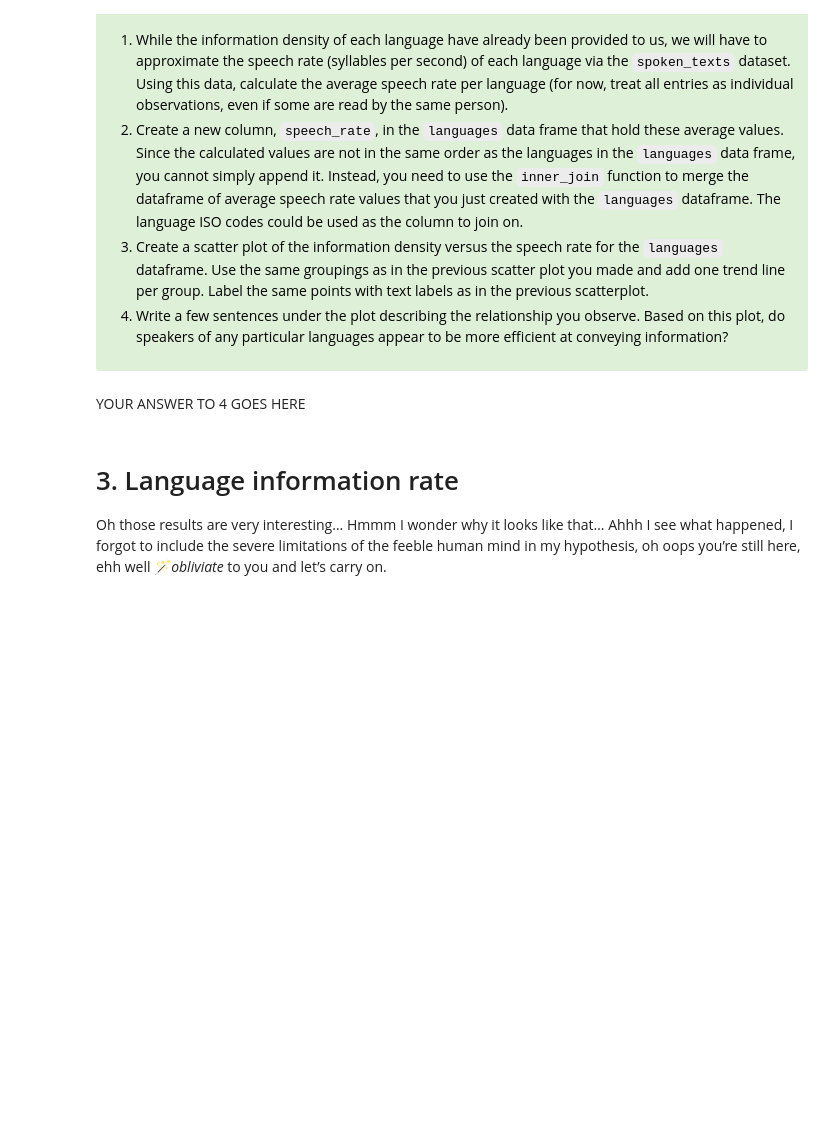
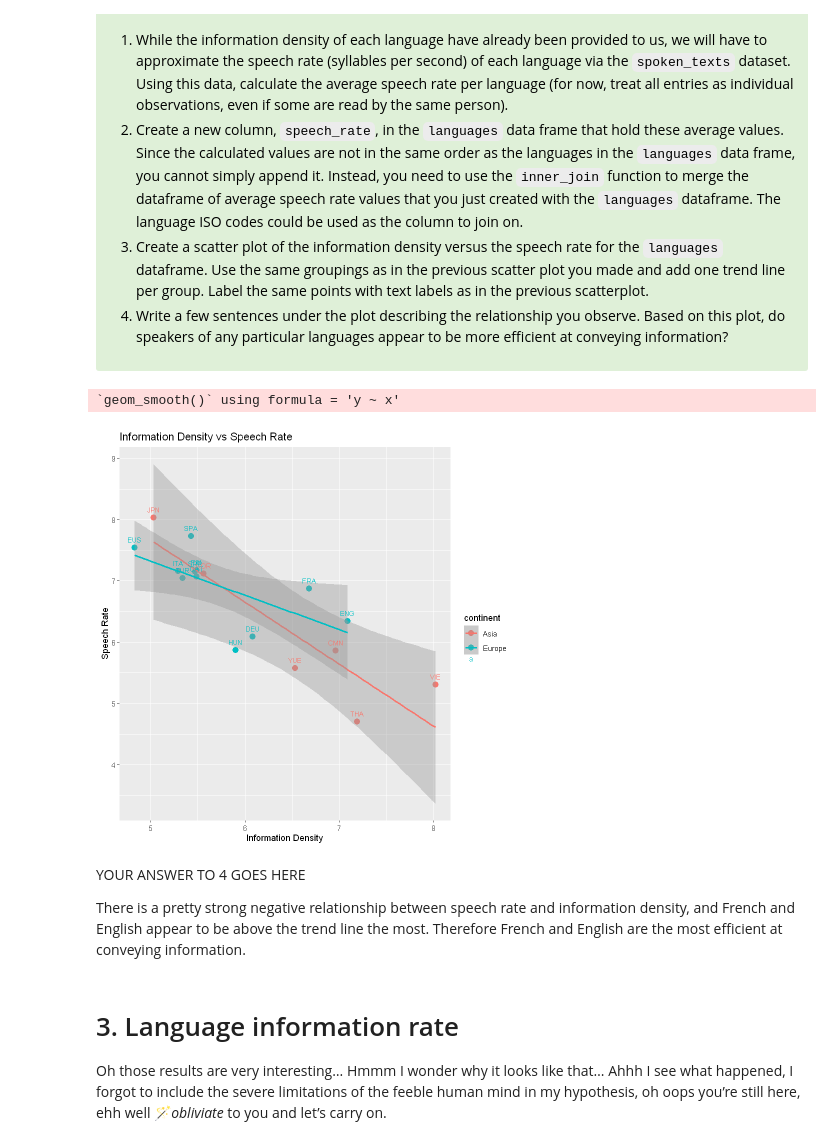
Before and after one commit to Zihao-Sheng/DATA_550_lab4_group14, a Jupyter notebook: lab4-R.ipynb, the cells around one changed output. Saved outputs shown, nothing was run; the diff lists cells and outputs as text; code cells hidden in the pictures; blank space fills up the shorter version.

```diff
--- a/lab4-R.ipynb
+++ b/lab4-R.ipynb
@@ -93,0 +92,6 @@ rubric={accuracy:1,visualization:1}
+# %%
+# YOUR ANSWER GOES HERE
+library(ggplot2)
+library(dplyr)
+language = read.csv("languages.csv")
+spoken = read.csv("spoken-texts.csv")
@@ -115,5 +151,28 @@ rubric={reasoning:2,accuracy:3}
-# %% [markdown]
-YOUR ANSWER TO 4 GOES HERE
+# %%
+# YOUR ANSWER GOES HERE
+speech_rate <- spoken %>%
+  mutate(speech_rate = syllables / duration) %>%
+  group_by(iso_lang) %>%
+  dplyr::summarize(speech_rate = mean(speech_rate, na.rm = TRUE), .groups = 'drop')
+
+language <- language %>%
+  inner_join(speech_rate, by = "iso_lang")
+# %%
+plotB = ggplot(data= language, aes(x=information_density, y=speech_rate, color = continent)) +
+  geom_point(size = 3) +
+  geom_smooth(method = "lm", se = TRUE) +
+  geom_text(aes(label = iso_lang), vjust = -1, size = 3) +
+  labs(x="Information Density",
+       y="Speech Rate")
+
+print(plotB)
+# %% [output]
+`geom_smooth()` using formula = 'y ~ x'
+[figure, added]
+# %% [markdown]
+YOUR ANSWER TO 4 GOES HERE
+
+There is a pretty strong negative relationship between speech rate and information density, and French and English appear to be above the trend line the most. Therefore French and English are the most efficient at conveying information.
 # %% [markdown]
 # 3. Language information rate
 
```
Also changed, not shown: parts of 11 cells of this notebook.
